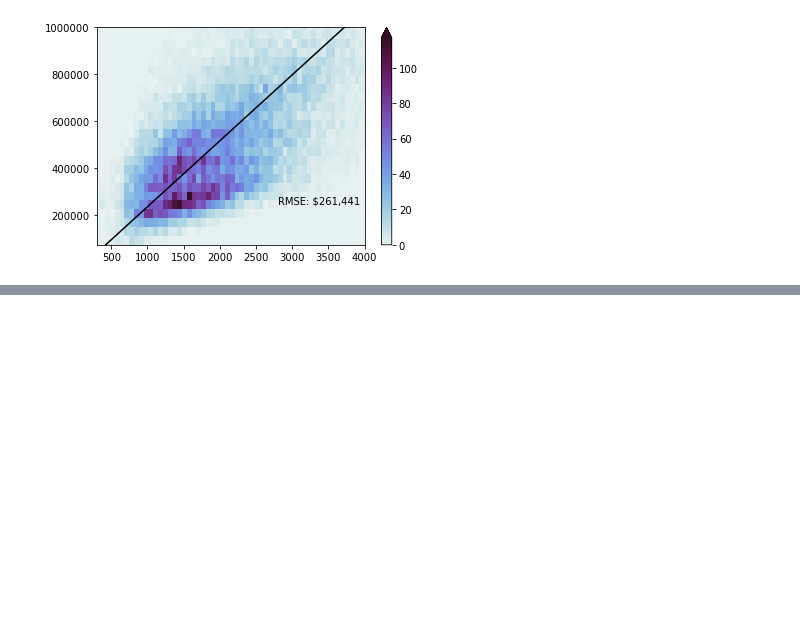
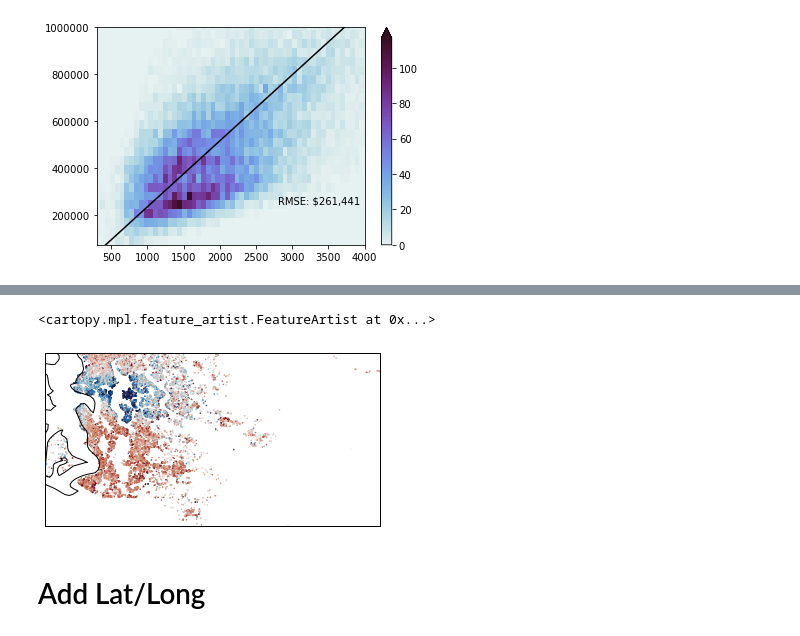
Before and after one commit to sridge/ml-practice, a Jupyter notebook: HousingPrices.ipynb, the cells around one changed output, grey strips where cells are left out. Saved outputs shown, nothing was run; the diff lists cells and outputs as text; code cells hidden in the pictures; blank space fills up the shorter version.

```diff
--- a/HousingPrices.ipynb
+++ b/HousingPrices.ipynb
@@ -63,0 +168,14 @@ Text(2800, 250000.0, 'RMSE: $261,441')
+# %%
+import cartopy
+import cartopy.crs as ccrs
+
+fig = plt.figure()
+ax = fig.add_subplot(1, 1, 1, projection=ccrs.PlateCarree())
+ax.set_extent([df.long.min(), df.long.max(), df.lat.min(), df.lat.max()], crs=ccrs.PlateCarree())
+cax = ax.scatter(df['long'],df['lat'],c=mod_err,cmap=cmocean.cm.balance,vmin=-5e5,vmax=5e5,s=.25)
+ax.coastlines(resolution='10m')
+# %% [output]
+<cartopy.mpl.feature_artist.FeatureArtist at 0x...>
+[figure, added]
+# %% [markdown]
+# Add Lat/Long
```
Also changed, not shown: parts of 27 cells of this notebook.
